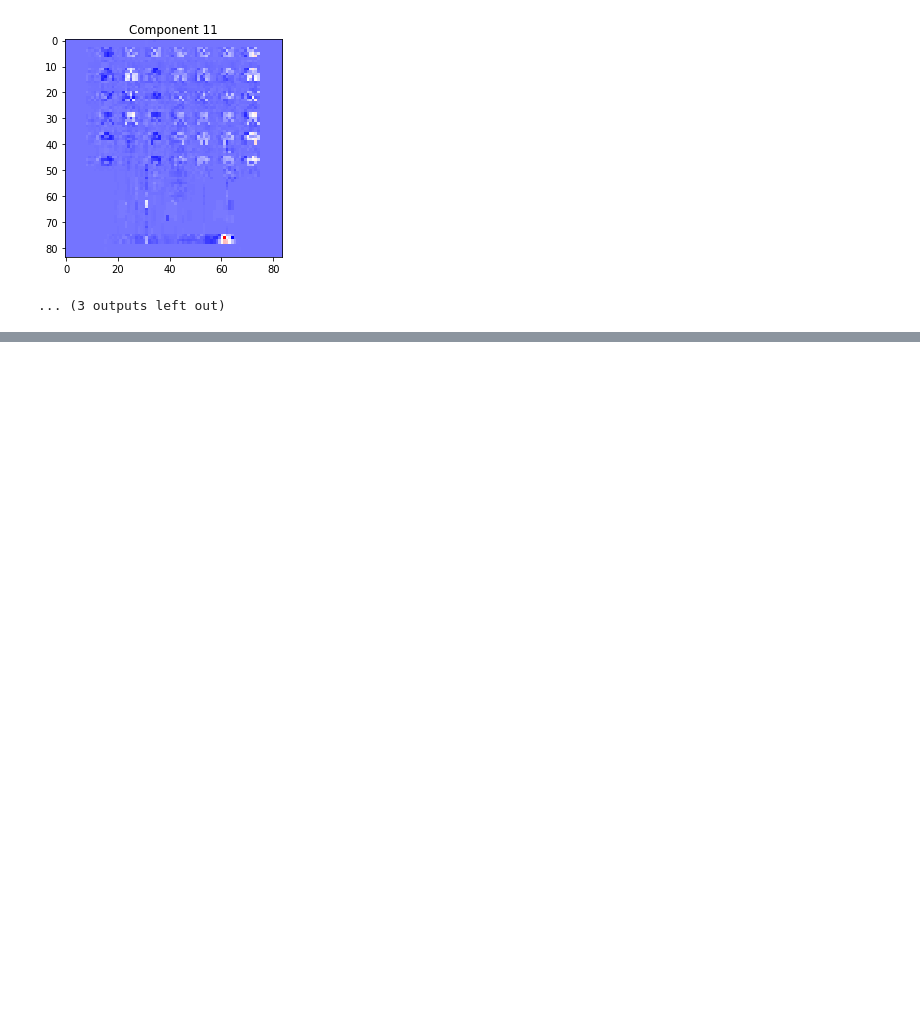
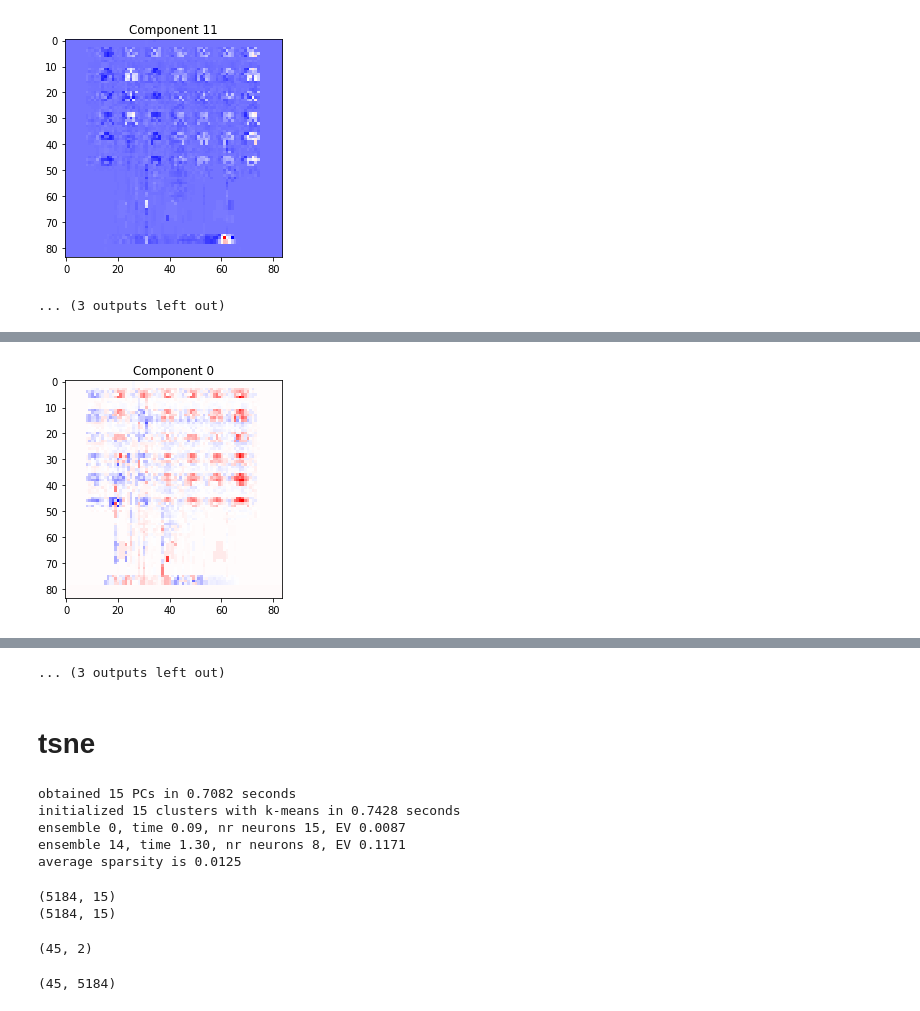
Before and after one commit to mariakesa/pytorch-dqn, a Jupyter notebook: space-invaders.ipynb, the cells around one changed output, grey strips where cells are left out. Cells and saved outputs as stored; diff of their text form; code cells hidden in the pictures; blank space fills up the shorter version.

Commit message:
tsne

```diff
--- a/space-invaders.ipynb
+++ b/space-invaders.ipynb
@@ -160,0 +181,4 @@ nmf_receptive_fields_of_ind_layers(ts_l1.clip(min=0),im_arr)
+# %%
+nmf_receptive_fields_of_ind_layers(ts_l3.clip(min=0),im_arr)
+# %% [output]
+[figure, added]
@@ -160,0 +196,23 @@ nmf_receptive_fields_of_ind_layers(ts_l1.clip(min=0),im_arr)
+... (3 outputs left out)
+# %% [markdown]
+# tsne
+# %%
+from EnsemblePursuit.EnsemblePursuit import EnsemblePursuit
+from sklearn.decomposition import NMF, PCA
+comps=NMF(n_components=15).fit_transform(ts_l3.clip(min=0))
+pcs=PCA(n_components=15).fit_transform(ts_l3)
+ep=EnsemblePursuit(n_components=15,n_kmeans=15,lam=0.1)
+ep.fit(ts_l3)
+V=ep.components_
+# %% [output]
+obtained 15 PCs in 0.7082 seconds
+initialized 15 clusters with k-means in 0.7428 seconds
+ensemble 0, time 0.09, nr neurons 15, EV 0.0087
+ensemble 14, time 1.30, nr neurons 8, EV 0.1171
+average sparsity is 0.0125
+# %%
+print(V.shape)
+print(pcs.shape)
+# %% [output]
+(5184, 15)
+(5184, 15)
@@ -160,0 +224,10 @@ nmf_receptive_fields_of_ind_layers(ts_l1.clip(min=0),im_arr)
+# %%
+from sklearn.manifold import TSNE,MDS
+tsne=TSNE(n_components=2).fit_transform(tot_decomp)
+print(tsne.shape)
+# %% [output]
+(45, 2)
+# %%
+print(tot_decomp.shape)
+# %% [output]
+(45, 5184)
```
Also changed, not shown: parts of 6 cells of this notebook.
